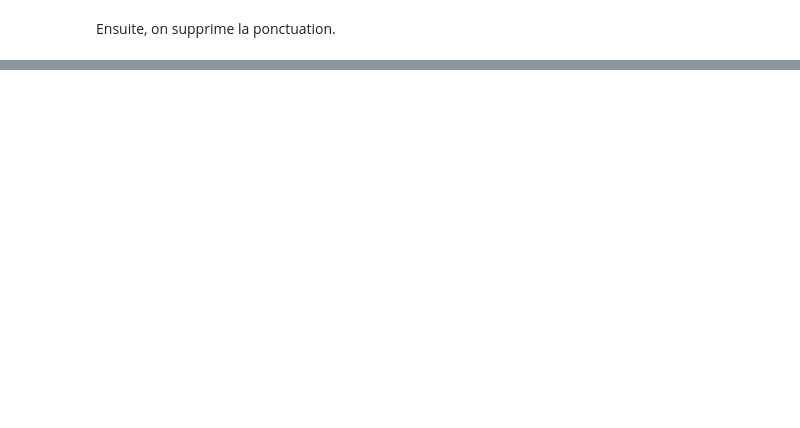
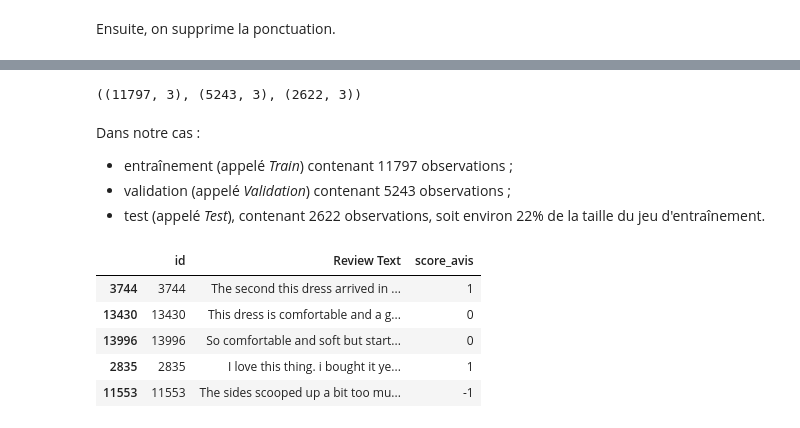
Before and after one commit to marieguib/2023_NLP-Detection_cyber_harcelement, a Jupyter notebook: projet_nlp.ipynb, the cells around one changed output, grey strips where cells are left out. Cells and saved outputs as stored; diff of their text form; code cells hidden in the pictures; blank space fills up the shorter version.

```diff
--- a/projet_nlp.ipynb
+++ b/projet_nlp.ipynb
@@ -168,0 +298,29 @@ liste_avis_clean[:10]
+# %%
+# Définir une fonction qui divise notre jeu de données en 3 : train, validation et test
+def split_data(data, train_ratio, validation_ratio, test_ratio):
+    data_train = data.sample(frac = train_ratio)
+    data = data.drop(data_train.index)
+    data_validation = data.sample(frac = validation_ratio/(validation_ratio + test_ratio))
+    data_test = data.drop(data_validation.index)
+    return data_train, data_validation, data_test
+
+# Diviser notre jeu de données en 3 : train, validation et test
+data_train, data_validation, data_test = split_data(data, 0.6, 0.2, 0.1)
+# %%
+data_train.shape, data_validation.shape, data_test.shape
+# %% [output]
+((11797, 3), (5243, 3), (2622, 3))
+# %% [markdown]
+Dans notre cas :
++ entraînement (appelé *Train*) contenant 11797 observations ;
++ validation (appelé *Validation*) contenant 5243 observations ;
++ test (appelé *Test*), contenant 2622 observations, soit environ 22% de la taille du jeu d'entraînement.
+# %%
+data_train.head()
+# %% [output]
+|  | id | Review Text | score_avis |
+| 3744 | 3744 | The second this dress arrived in ... | 1 |
+| 13430 | 13430 | This dress is comfortable and a g... | 0 |
+| 13996 | 13996 | So comfortable and soft but start... | 0 |
+| 2835 | 2835 | I love this thing. i bought it ye... | 1 |
+| 11553 | 11553 | The sides scooped up a bit too mu... | -1 |
```
Also changed, not shown: parts of 45 cells of this notebook.
